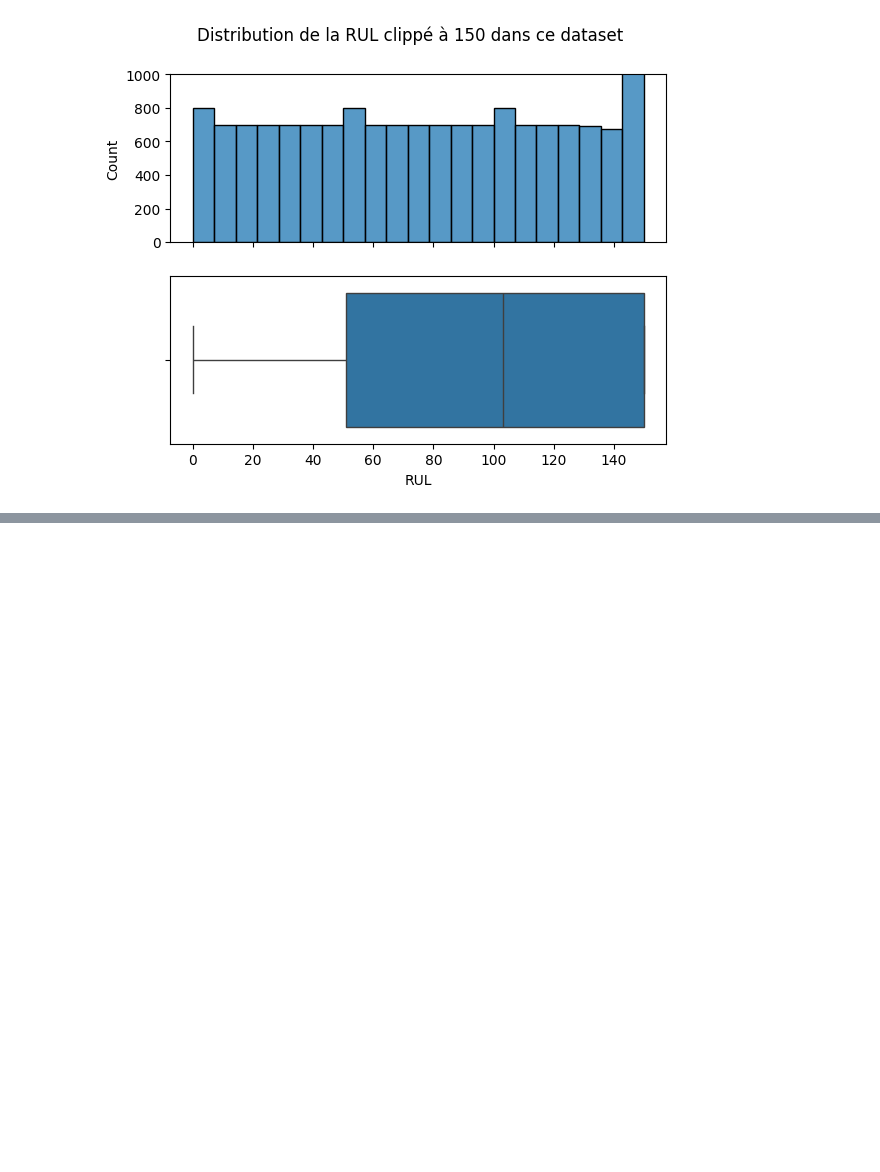
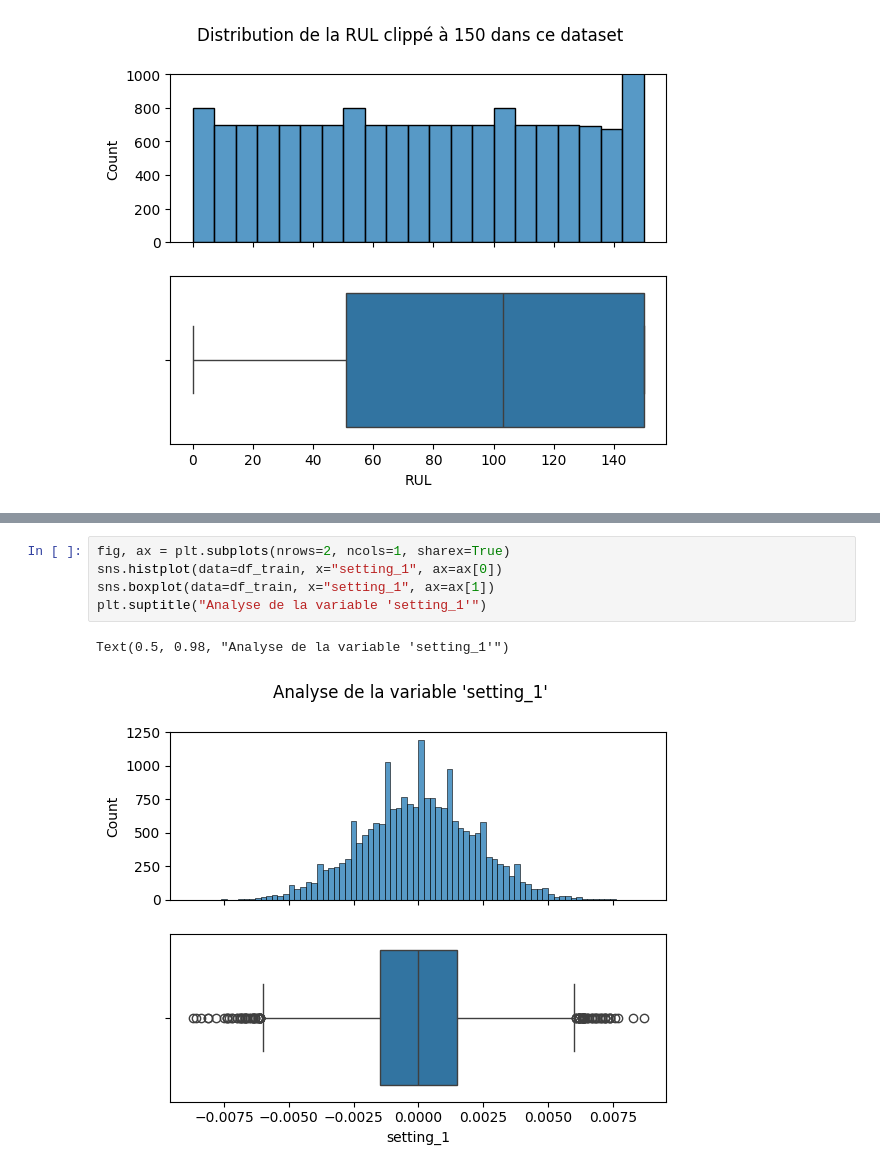
Before and after one commit to SimonGallien/nasa-turbofan-rul, a Jupyter notebook: notebooks/01_eda.ipynb, the cells around one changed output, grey strips where cells are left out. Saved outputs shown, nothing was run; the diff lists cells and outputs as text; blank space fills up the shorter version.

```diff
--- a/notebooks/01_eda.ipynb
+++ b/notebooks/01_eda.ipynb
@@ -273,0 +331,8 @@ plt.show()
+# %%
+fig, ax = plt.subplots(nrows=2, ncols=1, sharex=True)
+sns.histplot(data=df_train, x="setting_1", ax=ax[0])
+sns.boxplot(data=df_train, x="setting_1", ax=ax[1])
+plt.suptitle("Analyse de la variable 'setting_1'")
+# %% [output]
+Text(0.5, 0.98, "Analyse de la variable 'setting_1'")
+[figure, added]
```
Also changed, not shown: parts of 8 cells of this notebook.
